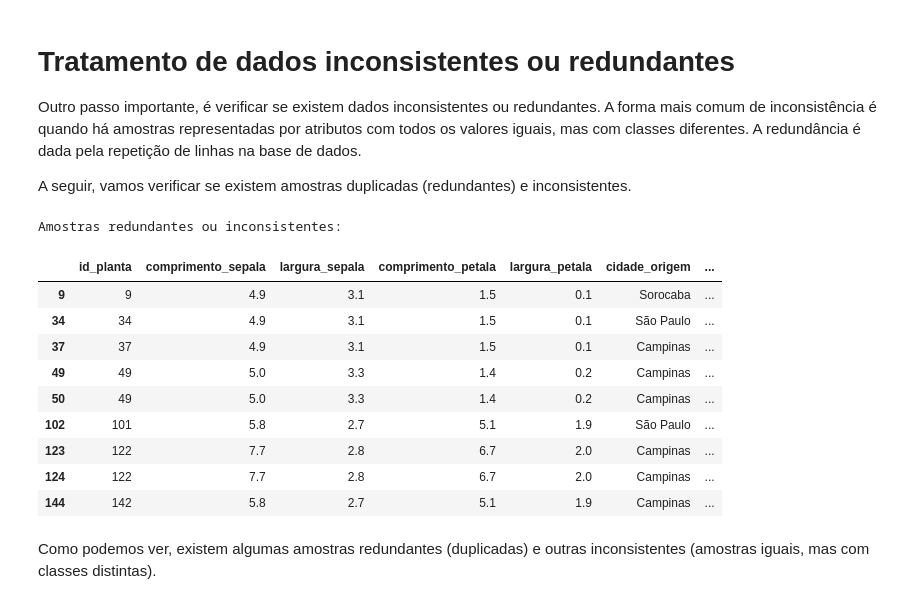
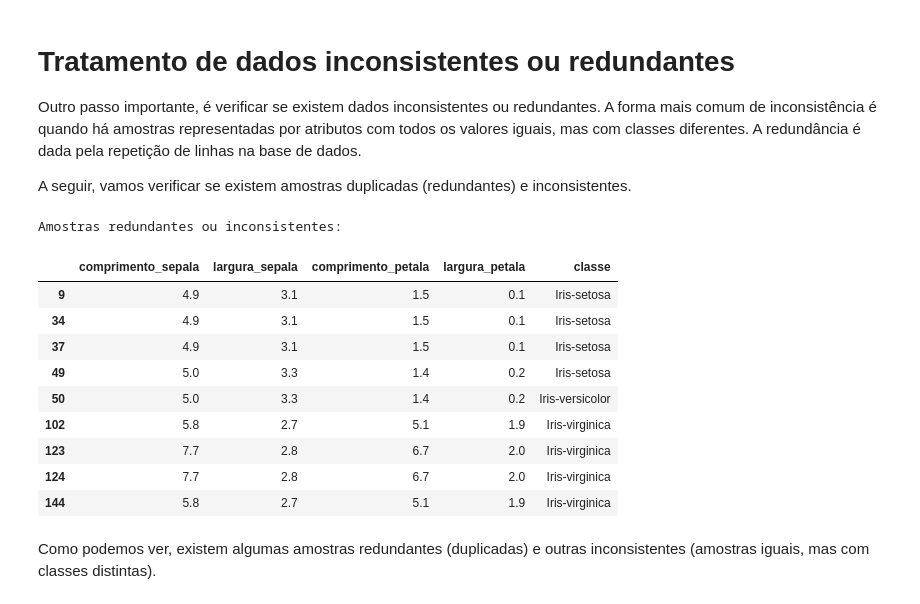
Before and after one commit to vicente322/Trabalhos-CPAD, a Jupyter notebook: T3/Preparacao de Dados.ipynb, the cells around one changed output. Drawn from its saved outputs; the diff is of its cells as text; code cells hidden in the pictures.

```diff
--- a/T3/Preparacao de Dados.ipynb
+++ b/T3/Preparacao de Dados.ipynb
@@ -181,26 +182,26 @@ Outro passo importante, é verificar se existem dados inconsistentes ou redundan
 
 A seguir, vamos verificar se existem amostras duplicadas (redundantes) e inconsistentes.
 # %%
-df_duplicates = df_dataset[ df_dataset.duplicated(subset=['comprimento_sepala','largura_sepala','comprimento_petala','largura_petala'],keep=False)]
+df_duplicates = new_dataset[ new_dataset.duplicated(subset=['comprimento_sepala','largura_sepala','comprimento_petala','largura_petala'],keep=False)]
 
 # se houver valores redundantes ou inconsistentes, imprima
 if len(df_duplicates)>0:
     print('\nAmostras redundantes ou inconsistentes:')
     display(df_duplicates)
 else:
     print('Não existem valores duplicados')
 # %% [output]
 Amostras redundantes ou inconsistentes:
-|  | id_planta | comprimento_sepala | largura_sepala | comprimento_petala | largura_petala | cidade_origem | ... |
-| 9 | 9 | 4.9 | 3.1 | 1.5 | 0.1 | Sorocaba | ... |
-| 34 | 34 | 4.9 | 3.1 | 1.5 | 0.1 | São Paulo | ... |
-| 37 | 37 | 4.9 | 3.1 | 1.5 | 0.1 | Campinas | ... |
-| 49 | 49 | 5.0 | 3.3 | 1.4 | 0.2 | Campinas | ... |
-| 50 | 49 | 5.0 | 3.3 | 1.4 | 0.2 | Campinas | ... |
-| 102 | 101 | 5.8 | 2.7 | 5.1 | 1.9 | São Paulo | ... |
-| 123 | 122 | 7.7 | 2.8 | 6.7 | 2.0 | Campinas | ... |
-| 124 | 122 | 7.7 | 2.8 | 6.7 | 2.0 | Campinas | ... |
-| 144 | 142 | 5.8 | 2.7 | 5.1 | 1.9 | Campinas | ... |
+|  | comprimento_sepala | largura_sepala | comprimento_petala | largura_petala | classe |
+| 9 | 4.9 | 3.1 | 1.5 | 0.1 | Iris-setosa |
+| 34 | 4.9 | 3.1 | 1.5 | 0.1 | Iris-setosa |
+| 37 | 4.9 | 3.1 | 1.5 | 0.1 | Iris-setosa |
+| 49 | 5.0 | 3.3 | 1.4 | 0.2 | Iris-setosa |
+| 50 | 5.0 | 3.3 | 1.4 | 0.2 | Iris-versicolor |
+| 102 | 5.8 | 2.7 | 5.1 | 1.9 | Iris-virginica |
+| 123 | 7.7 | 2.8 | 6.7 | 2.0 | Iris-virginica |
+| 124 | 7.7 | 2.8 | 6.7 | 2.0 | Iris-virginica |
+| 144 | 5.8 | 2.7 | 5.1 | 1.9 | Iris-virginica |
 # %% [markdown]
 Como podemos ver, existem algumas amostras redundantes (duplicadas) e outras inconsistentes (amostras iguais, mas com classes distintas).
 # %% [markdown]
```
Also changed, not shown: parts of 9 cells of this notebook.
